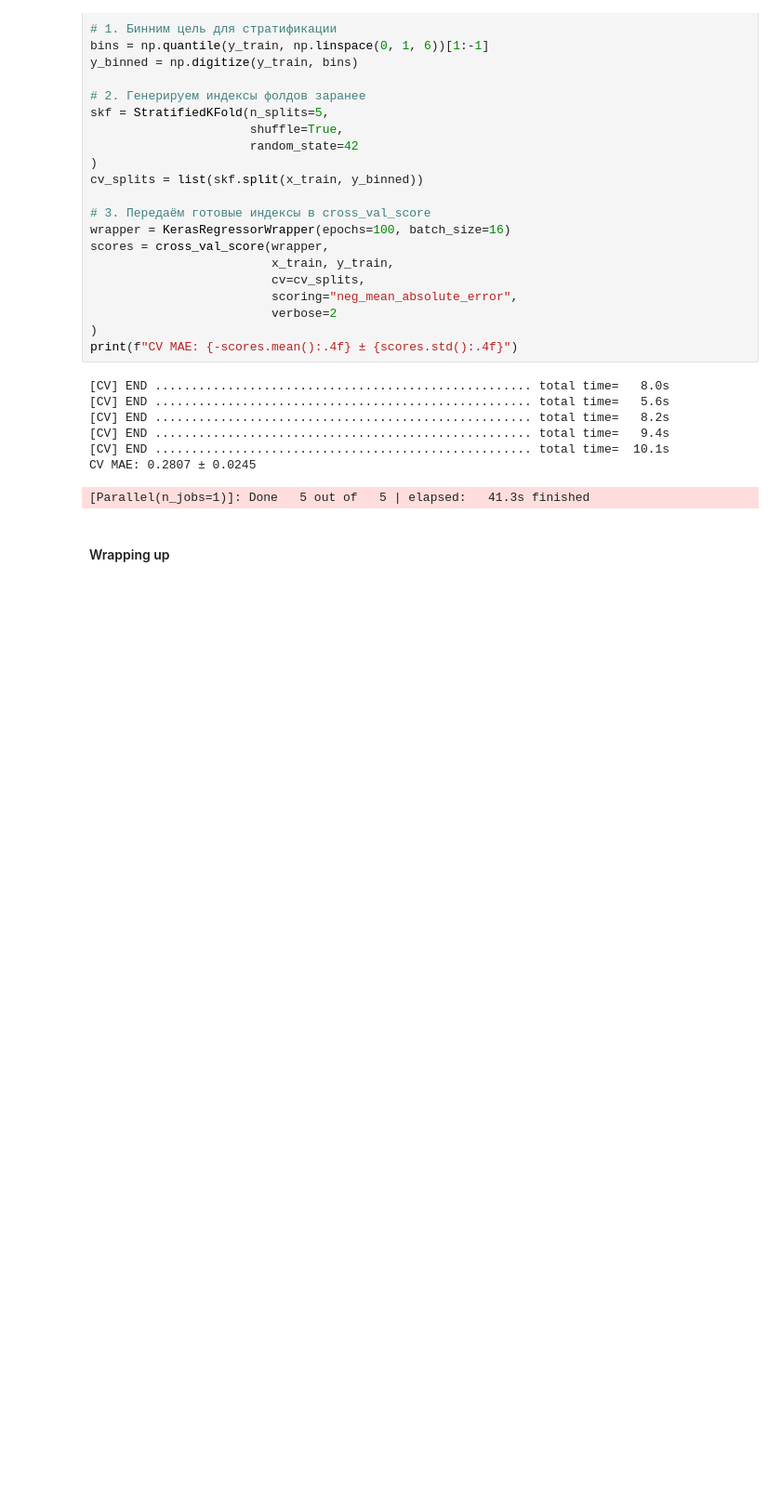
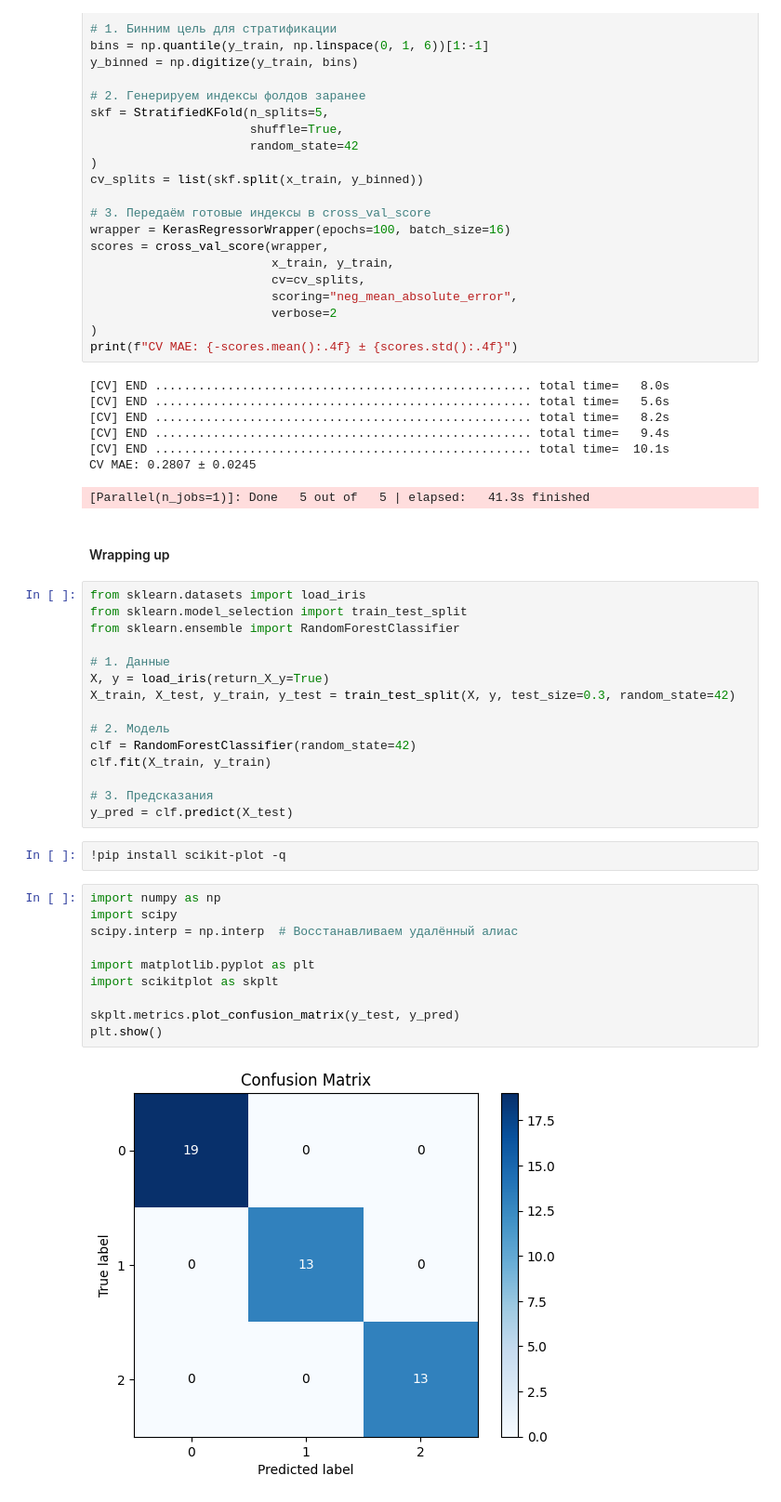
Before and after one commit to MinyaevAndrey/fchollet-deep-learning-with-python-notebooks, a Jupyter notebook: chapter04_classification-and-regression.ipynb, the cells around one changed output. Shown at 93% size. Cells and saved outputs as stored; diff of their text form; blank space fills up the shorter version.

```diff
--- a/chapter04_classification-and-regression.ipynb
+++ b/chapter04_classification-and-regression.ipynb
@@ -965,3 +965,32 @@ CV MAE: 0.2807 ± 0.0245
 [Parallel(n_jobs=1)]: Done   5 out of   5 | elapsed:   41.3s finished
 # %% [markdown]
 #### Wrapping up
+# %%
+from sklearn.datasets import load_iris
+from sklearn.model_selection import train_test_split
+from sklearn.ensemble import RandomForestClassifier
+
+# 1. Данные
+X, y = load_iris(return_X_y=True)
+X_train, X_test, y_train, y_test = train_test_split(X, y, test_size=0.3, random_state=42)
+
+# 2. Модель
+clf = RandomForestClassifier(random_state=42)
+clf.fit(X_train, y_train)
+
+# 3. Предсказания
+y_pred = clf.predict(X_test)
+# %%
+!pip install scikit-plot -q
+# %%
+import numpy as np
+import scipy
+scipy.interp = np.interp  # Восстанавливаем удалённый алиас
+
+import matplotlib.pyplot as plt
+import scikitplot as skplt
+
+skplt.metrics.plot_confusion_matrix(y_test, y_pred)
+plt.show()
+# %% [output]
+[figure, added]
```
Also changed, not shown: parts of 7 cells of this notebook.
